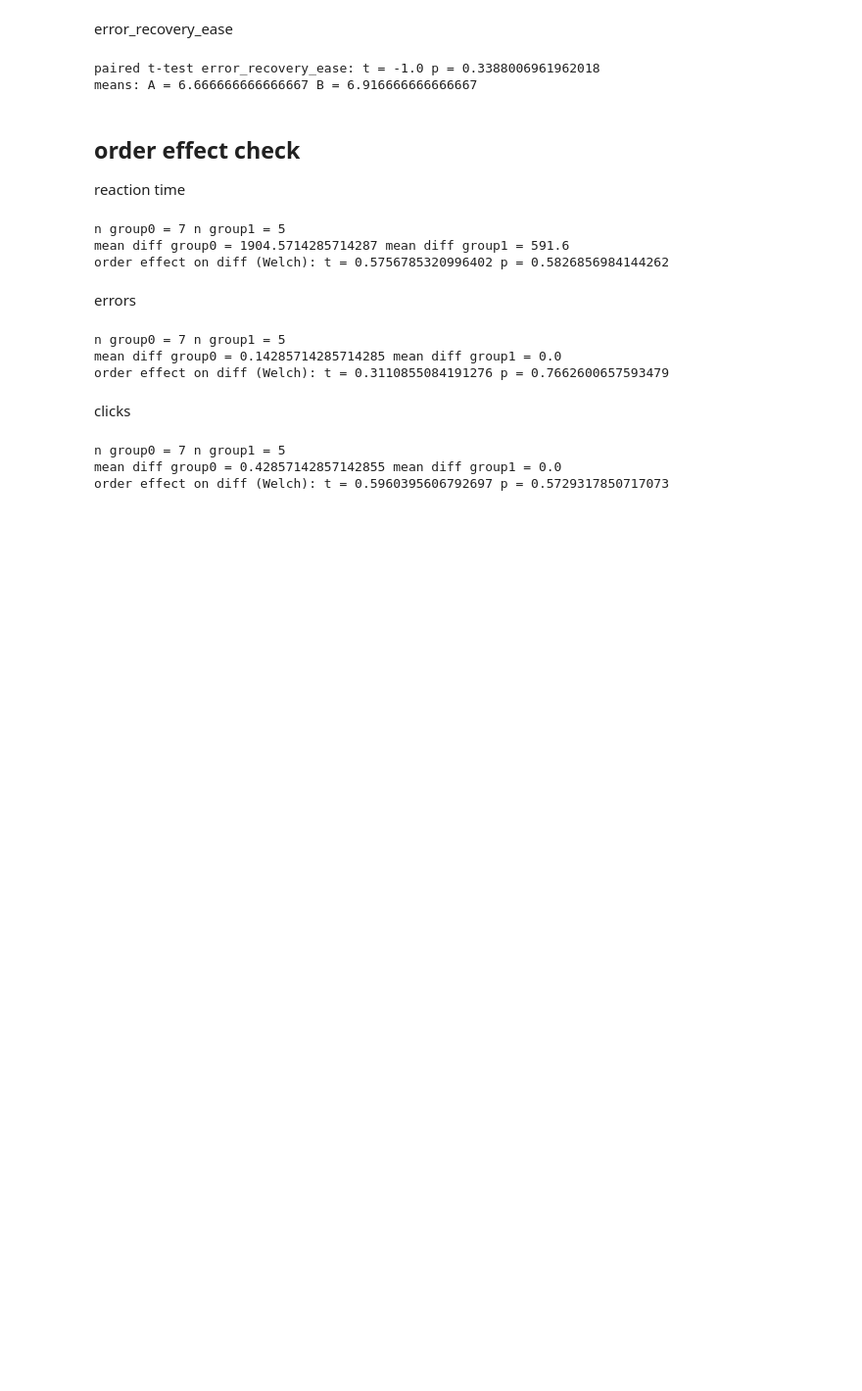
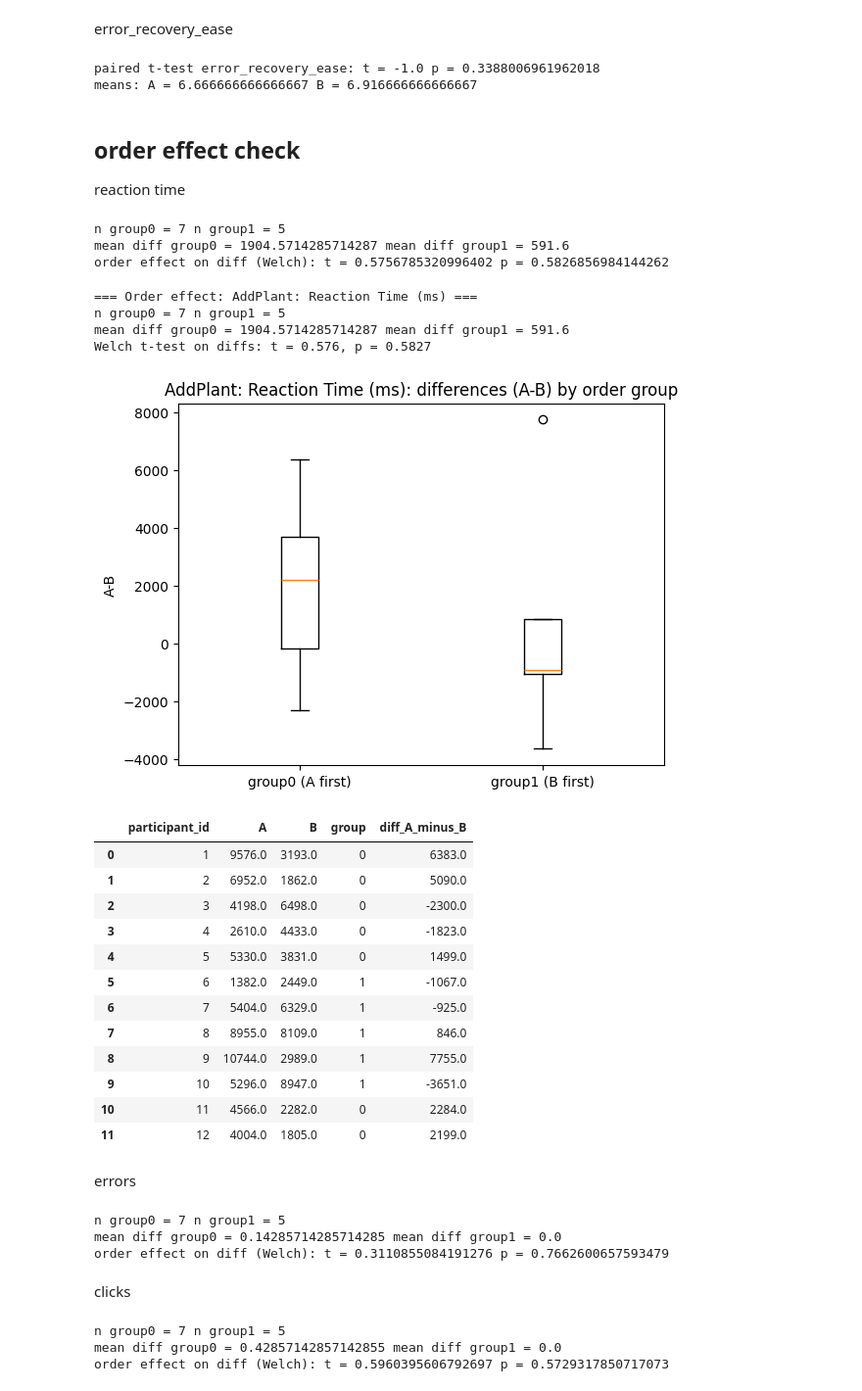
Before and after one commit to berrakkilic/UIPraktikum, a Jupyter notebook: addPlantAnalysis.ipynb, the cells around one changed output. Shown at 98% size. Cells and saved outputs as stored; diff of their text form; code cells hidden in the pictures; blank space fills up the shorter version.

```diff
--- a/addPlantAnalysis.ipynb
+++ b/addPlantAnalysis.ipynb
@@ -114,6 +192,37 @@ print("means: A =", wide["A"].mean(), "B =", wide["B"].mean())
 # %% [output]
 paired t-test error_recovery_ease: t = -1.0 p = 0.3388006961962018
 means: A = 6.666666666666667 B = 6.916666666666667
+# %%
+def order_effect_check(df, dv, group_col="group",
+                       id_col="participant_id", cond_col="condition",
+                       a="A", b="B", title=None):
+    title = title or dv
+
+    wide = df.pivot_table(index=id_col, columns=cond_col, values=dv, aggfunc="mean").reset_index()
+    groups = df[[id_col, group_col]].drop_duplicates(id_col)
+    wide = wide.merge(groups, on=id_col, how="left")
+    wide = wide.dropna(subset=[a, b])
+
+    wide["diff_A_minus_B"] = wide[a] - wide[b]
+
+    g0 = wide.loc[wide[group_col] == 0, "diff_A_minus_B"]
+    g1 = wide.loc[wide[group_col] == 1, "diff_A_minus_B"]
+
+    print(f"\n=== Order effect: {title} ===")
+    print("n group0 =", len(g0), "n group1 =", len(g1))
+    print("mean diff group0 =", g0.mean(), "mean diff group1 =", g1.mean())
+
+    t, p = stats.ttest_ind(g0, g1, equal_var=False)  # Welch
+    print(f"Welch t-test on diffs: t = {t:.3f}, p = {p:.4f}")
+
+    # Plot: diffs by order group
+    plt.figure()
+    plt.boxplot([g0.dropna(), g1.dropna()], labels=["group0 (A first)", "group1 (B first)"])
+    plt.title(f"{title}: differences (A-B) by order group")
+    plt.ylabel(f"{a}-{b}")
+    plt.show()
+
+    return wide
 # %% [markdown]
 ## order effect check
 
@@ -146,6 +255,27 @@ print("order effect on diff (Welch): t =", t, "p =", p)
 n group0 = 7 n group1 = 5
 mean diff group0 = 1904.5714285714287 mean diff group1 = 591.6
 order effect on diff (Welch): t = 0.5756785320996402 p = 0.5826856984144262
+# %%
+order_effect_check(addplant, "reaction_time", title="AddPlant: Reaction Time (ms)")
+# %% [output]
+=== Order effect: AddPlant: Reaction Time (ms) ===
+n group0 = 7 n group1 = 5
+mean diff group0 = 1904.5714285714287 mean diff group1 = 591.6
+Welch t-test on diffs: t = 0.576, p = 0.5827
+[figure, added]
+|  | participant_id | A | B | group | diff_A_minus_B |
+| 0 | 1 | 9576.0 | 3193.0 | 0 | 6383.0 |
+| 1 | 2 | 6952.0 | 1862.0 | 0 | 5090.0 |
+| 2 | 3 | 4198.0 | 6498.0 | 0 | -2300.0 |
+| 3 | 4 | 2610.0 | 4433.0 | 0 | -1823.0 |
+| 4 | 5 | 5330.0 | 3831.0 | 0 | 1499.0 |
+| 5 | 6 | 1382.0 | 2449.0 | 1 | -1067.0 |
+| 6 | 7 | 5404.0 | 6329.0 | 1 | -925.0 |
+| 7 | 8 | 8955.0 | 8109.0 | 1 | 846.0 |
+| 8 | 9 | 10744.0 | 2989.0 | 1 | 7755.0 |
+| 9 | 10 | 5296.0 | 8947.0 | 1 | -3651.0 |
+| 10 | 11 | 4566.0 | 2282.0 | 0 | 2284.0 |
+| 11 | 12 | 4004.0 | 1805.0 | 0 | 2199.0 |
 # %% [markdown]
 errors
 # %%
```
Also changed, not shown: parts of 2 cells of this notebook, 3 other files.
